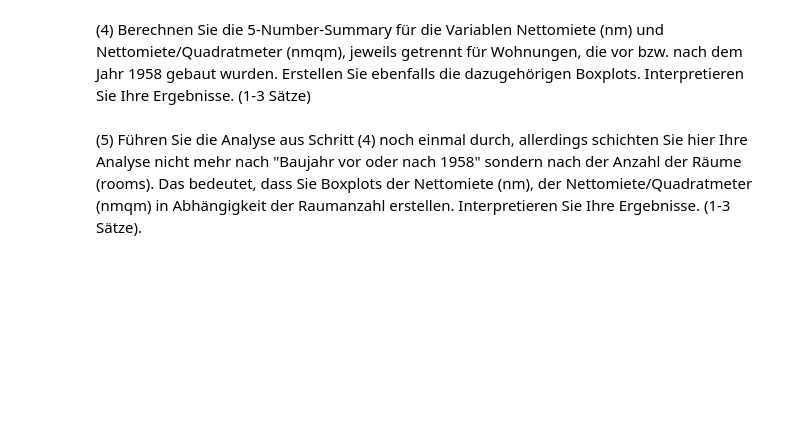
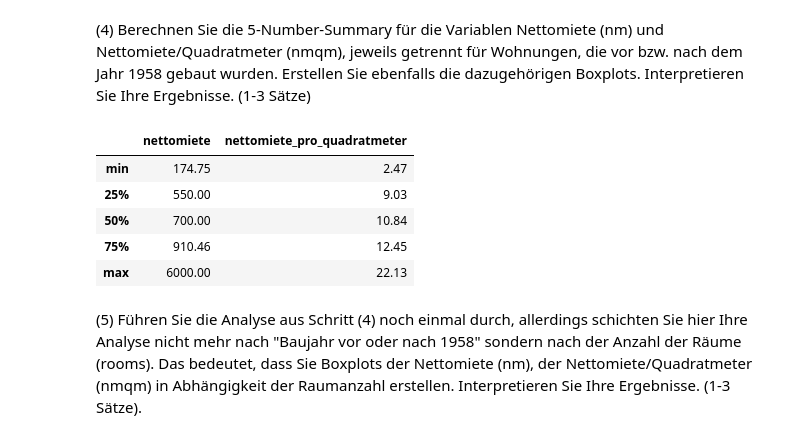
Before and after one commit to cortex359/ds.ss24, a Jupyter notebook: marine_u04/TSRI-4.ipynb, the cells around one changed output. Drawn from its saved outputs; the diff is of its cells as text; code cells hidden in the pictures; blank space fills up the shorter version.

```diff
--- a/marine_u04/TSRI-4.ipynb
+++ b/marine_u04/TSRI-4.ipynb
@@ -246,3 +241,13 @@ Total number of houses in the dataset:  3065
 [figure]
 # %% [markdown]
 (3) Erstellen Sie eine 5-Number-Summary (Fünf-Punkte–Zusammenfassung) für die Variable Baujahr (bj).
+# %%
+# 5-Number-Summary: the minimum value, the first quartile (Q1), the median, the third quartile (Q3), and the maximum value.
+print("5 Number Summary for the Construction Year (of the Houses in München in 2015):")
+miete['baujahr'].describe().loc[['min', '25%', '50%', '75%', 'max']]
+
+# Funktion, die die 5-Number-Summary berechnet:
+def five_number_summary(data, column_name):
+    return data[column_name].describe().loc[['min', '25%', '50%', '75%', 'max']]
+
+print(five_number_summary(miete, 'baujahr'))
@@ -249,5 +262,15 @@ Total number of houses in the dataset:  3065
 # %% [markdown]
 (4) Berechnen Sie die 5-Number-Summary für die Variablen Nettomiete (nm) und Nettomiete/Quadratmeter (nmqm), jeweils getrennt für Wohnungen, die vor bzw. nach dem Jahr 1958 gebaut wurden. Erstellen Sie ebenfalls die dazugehörigen Boxplots. Interpretieren Sie Ihre Ergebnisse. (1-3 Sätze)
+# %%
+miete[['nettomiete','nettomiete_pro_quadratmeter']]
+five_number_summary(miete, ['nettomiete','nettomiete_pro_quadratmeter'])
+# %% [output]
+|  | nettomiete | nettomiete_pro_quadratmeter |
+| min | 174.75 | 2.47 |
+| 25% | 550.00 | 9.03 |
+| 50% | 700.00 | 10.84 |
+| 75% | 910.46 | 12.45 |
+| max | 6000.00 | 22.13 |
 # %% [markdown]
 (5) Führen Sie die Analyse aus Schritt (4) noch einmal durch, allerdings schichten Sie hier Ihre Analyse nicht mehr nach "Baujahr vor oder nach 1958" sondern nach der Anzahl der Räume (rooms). Das bedeutet, dass Sie Boxplots der Nettomiete (nm), der Nettomiete/Quadratmeter (nmqm) in Abhängigkeit der Raumanzahl erstellen. Interpretieren Sie Ihre Ergebnisse. (1-3 Sätze).
 # %% [markdown]
```
Also changed, not shown: parts of 4 cells of this notebook.
